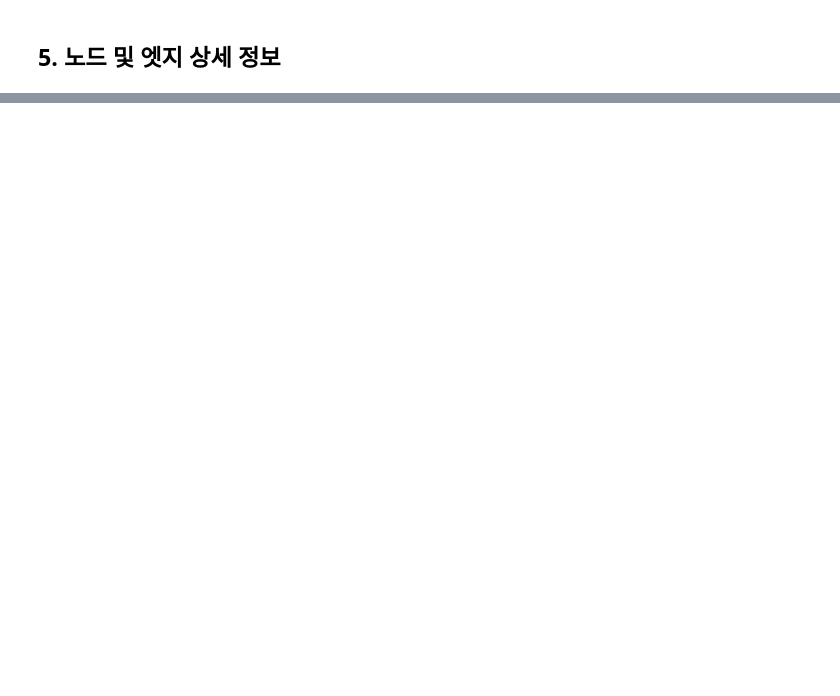
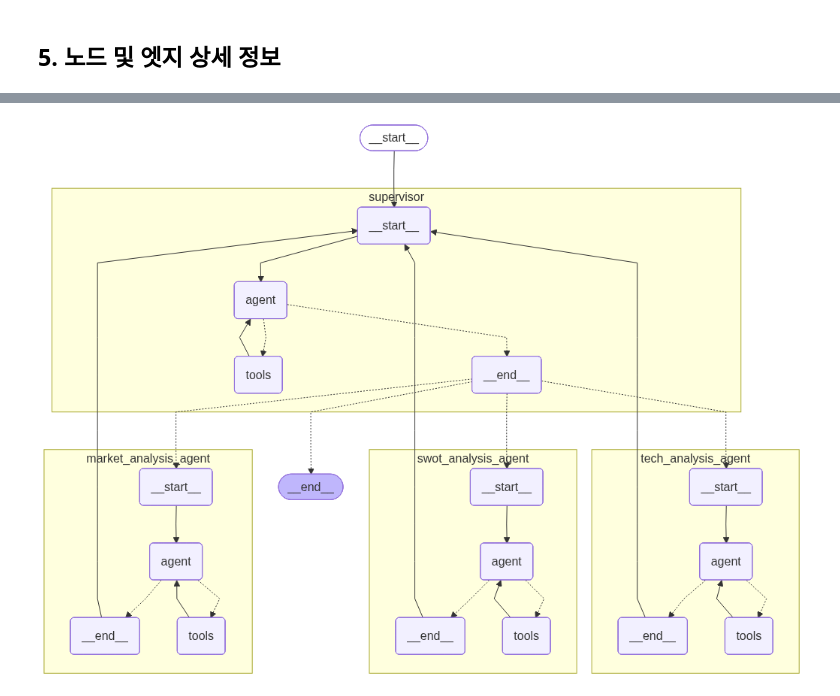
Before and after one commit to sisoin/solo-agent, a Jupyter notebook: battery_market_agent/graph_visualize.ipynb, the cells around one changed output, grey strips where cells are left out. Cells and saved outputs as stored; diff of their text form; code cells hidden in the pictures; blank space fills up the shorter version.

```diff
--- a/battery_market_agent/graph_visualize.ipynb
+++ b/battery_market_agent/graph_visualize.ipynb
@@ -55,0 +145,4 @@ for edge in g.edges:
+# %%
+display(Image(company_supervisor.get_graph(xray=True).draw_mermaid_png()))
+# %% [output]
+[figure, added]
```
Also changed, not shown: parts of 14 cells of this notebook, 3 other files.
